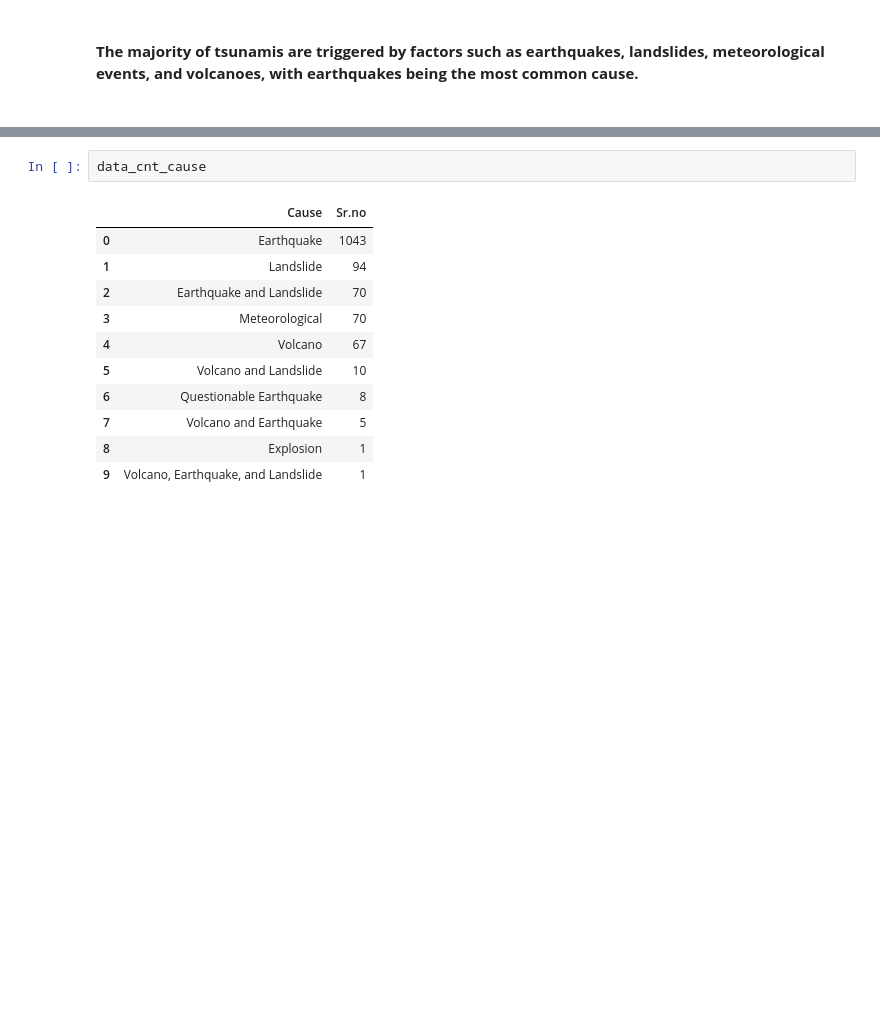
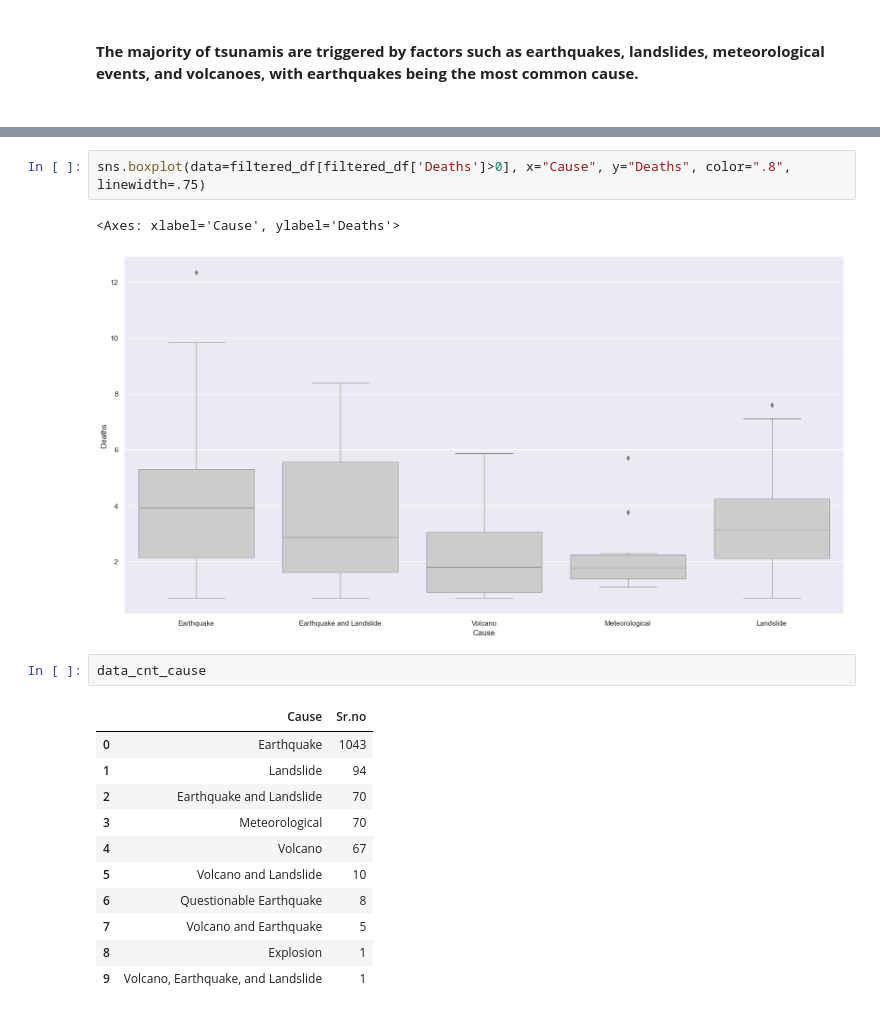
Before and after one commit to Mobrant/Tsunami, a Jupyter notebook: Tsunami analysis.ipynb, the cells around one changed output, grey strips where cells are left out. Saved outputs shown, nothing was run; the diff lists cells and outputs as text; blank space fills up the shorter version.

```diff
--- a/Tsunami analysis.ipynb
+++ b/Tsunami analysis.ipynb
@@ -418,3 +411,8 @@ filtered_df.loc[filtered_df['Deaths']==0]=1
+# %%
+sns.boxplot(data=filtered_df[filtered_df['Deaths']>0], x="Cause", y="Deaths", color=".8", linewidth=.75)
+# %% [output]
+<Axes: xlabel='Cause', ylabel='Deaths'>
+[figure, added]
 # %%
 data_cnt_cause
 # %% [output]
```
Also changed, not shown: parts of 7 cells of this notebook.
